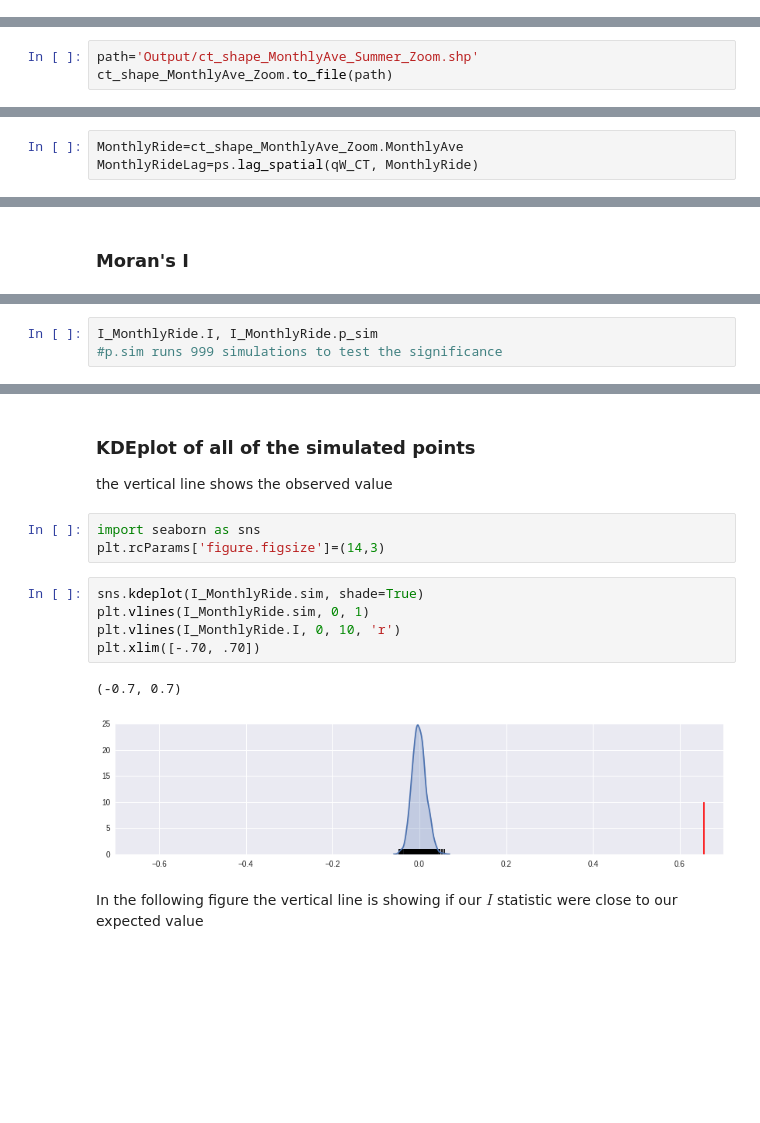
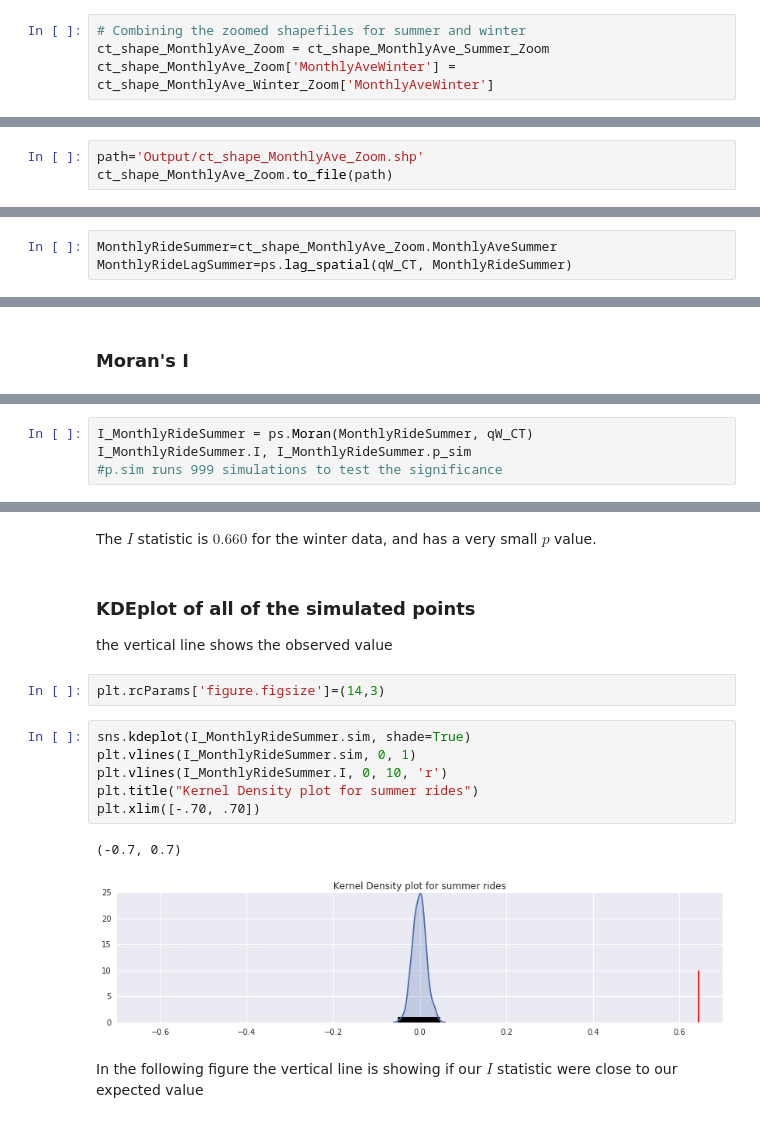
Before and after one commit to hh1713/PUI2016_hh1713, a Jupyter notebook: HW10_hh1713/Assignment_2.ipynb, the cells around one changed output, grey strips where cells are left out. Saved outputs shown, nothing was run; the diff lists cells and outputs as text; blank space fills up the shorter version.

```diff
--- a/HW10_hh1713/Assignment_2.ipynb
+++ b/HW10_hh1713/Assignment_2.ipynb
@@ -276,3 +358,7 @@ Total number of CTs: 2166
 Number of zoomed CTs: 543
 # %% [markdown]
 The same number of census tracts have ridership info for summer and winter
+# %%
+# Combining the zoomed shapefiles for summer and winter
+ct_shape_MonthlyAve_Zoom = ct_shape_MonthlyAve_Summer_Zoom
+ct_shape_MonthlyAve_Zoom['MonthlyAveWinter'] = ct_shape_MonthlyAve_Winter_Zoom['MonthlyAveWinter']
@@ -301,6 +393,6 @@ plt.title("Monthly Ride Counts, Winter")
 # %% [markdown]
 ### Export Shapefile CTs in the CitiBike Zone
 # %%
-path='Output/ct_shape_MonthlyAve_Summer_Zoom.shp'
+path='Output/ct_shape_MonthlyAve_Zoom.shp'
 ct_shape_MonthlyAve_Zoom.to_file(path)
 # %% [output]
@@ -353,4 +474,4 @@ Similarity of CT neibors can be meseard by means of spatial lag as follow:
 $$BikeRideCountLag = \sum_j w_{i,j} BikeRideCount$$
 # %%
-MonthlyRide=ct_shape_MonthlyAve_Zoom.MonthlyAve
-MonthlyRideLag=ps.lag_spatial(qW_CT, MonthlyRide)
+MonthlyRideSummer=ct_shape_MonthlyAve_Zoom.MonthlyAveSummer
+MonthlyRideLagSummer=ps.lag_spatial(qW_CT, MonthlyRideSummer)
@@ -420,4 +603,5 @@ I_MonthlyRide = ps.Moran(MonthlyRide, qW_CT)
 # %%
-I_MonthlyRide.I, I_MonthlyRide.p_sim
+I_MonthlyRideSummer = ps.Moran(MonthlyRideSummer, qW_CT)
+I_MonthlyRideSummer.I, I_MonthlyRideSummer.p_sim
 #p.sim runs 999 simulations to test the significance
 # %% [output]
@@ -432,17 +628,19 @@ array([ 0.01413936,  0.00633687,  0.01223506, -0.01388454,  0.00513383,
+# %% [markdown]
+The $I$ statistic is $0.660$ for the winter data, and has a very small $p$ value.
 # %% [markdown]
 ### KDEplot of all of the simulated points
 the vertical line shows the observed value
 # %%
-import seaborn as sns
 plt.rcParams['figure.figsize']=(14,3)
 # %%
-sns.kdeplot(I_MonthlyRide.sim, shade=True)
-plt.vlines(I_MonthlyRide.sim, 0, 1)
-plt.vlines(I_MonthlyRide.I, 0, 10, 'r')
+sns.kdeplot(I_MonthlyRideSummer.sim, shade=True)
+plt.vlines(I_MonthlyRideSummer.sim, 0, 1)
+plt.vlines(I_MonthlyRideSummer.I, 0, 10, 'r')
+plt.title("Kernel Density plot for summer rides")
 plt.xlim([-.70, .70])
 # %% [output]
 (-0.7, 0.7)
-[figure, old version]
+[figure, new version]
 # %% [markdown]
 In the following figure the vertical line is showing if our $I$ statistic were close to our expected value
 # %%
```
Also changed, not shown: parts of 67 cells of this notebook, 14 other files.
